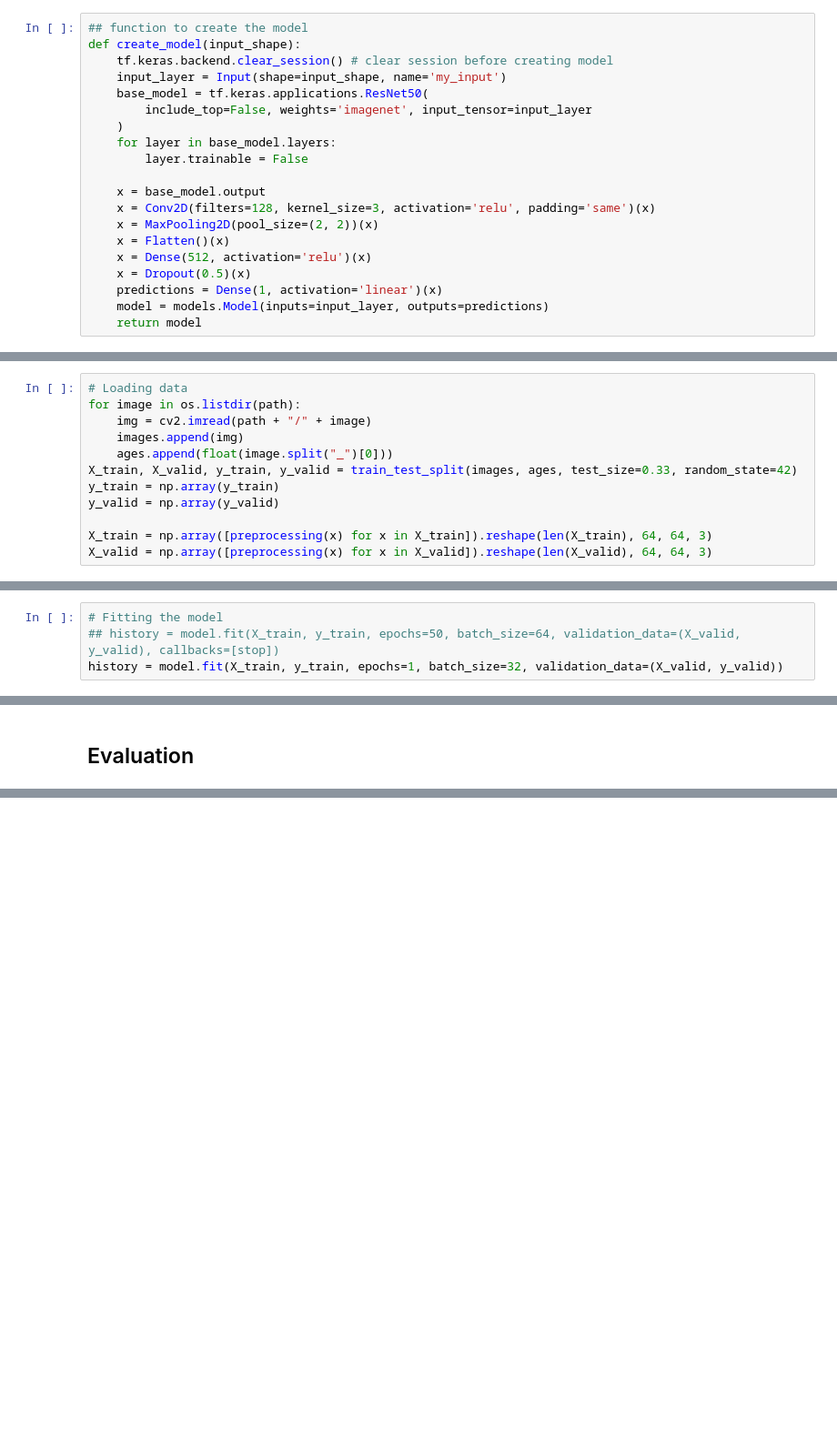
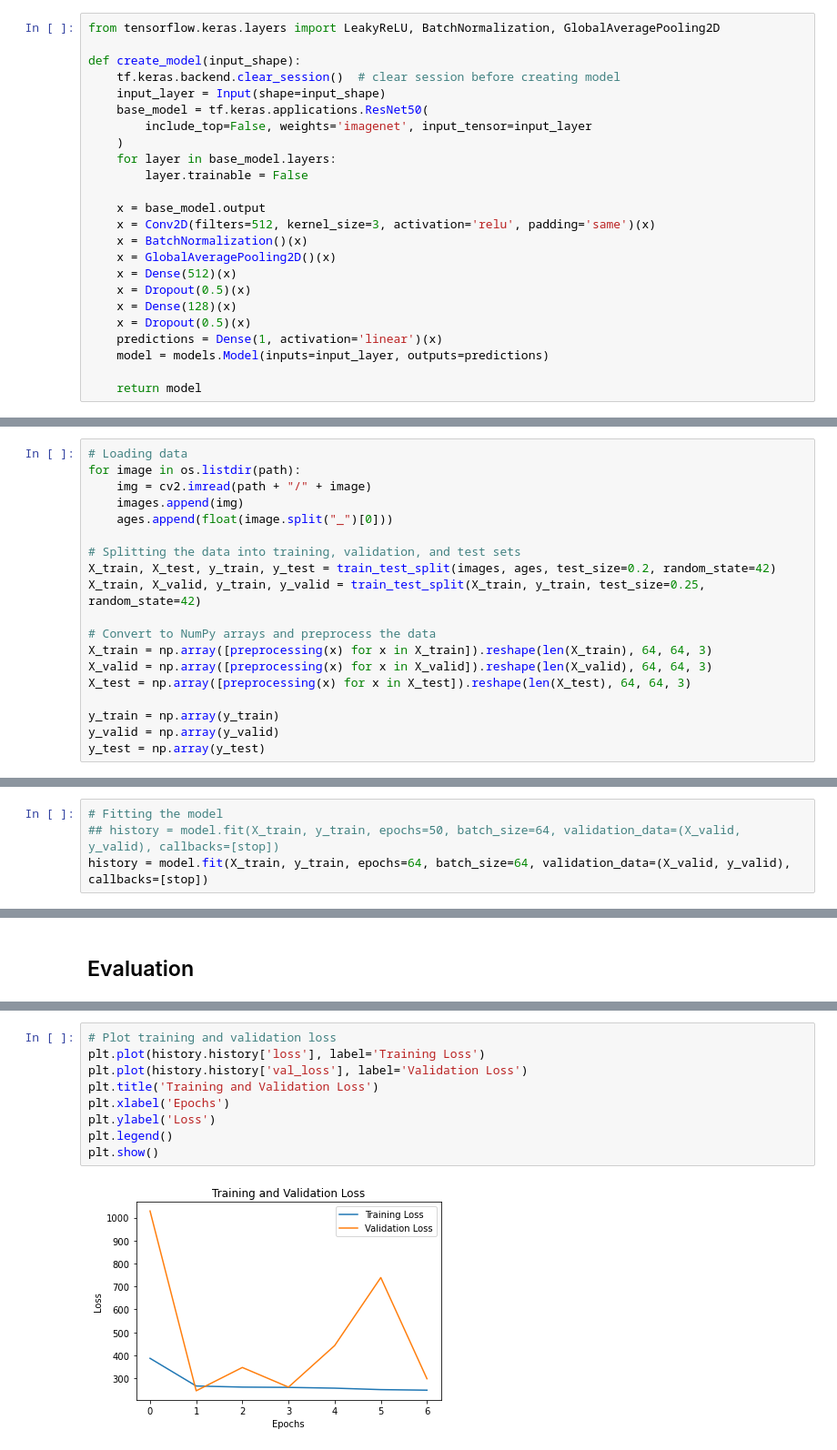
Before and after one commit to salveendutt/Age-Recognition-App, a Jupyter notebook: Age Recognition/Models/resnet_model_age_recognition.ipynb, the cells around one changed output, grey strips where cells are left out. Shown: that part at 91% size. Cells and saved outputs as stored; diff of their text form; blank space fills up the shorter version.

Commit message:
Retraining resnet age model to give much better results for old people, adding evaluation

```diff
--- a/Age Recognition/Models/resnet_model_age_recognition.ipynb
+++ b/Age Recognition/Models/resnet_model_age_recognition.ipynb
@@ -26,10 +27,11 @@ def preprocessing(given_img):
     given_img = cv2.resize(given_img, (64, 64))  # resizing it.
     return given_img
 # %%
-## function to create the model
+from tensorflow.keras.layers import LeakyReLU, BatchNormalization, GlobalAveragePooling2D
+
 def create_model(input_shape):
-    tf.keras.backend.clear_session() # clear session before creating model
-    input_layer = Input(shape=input_shape, name='my_input')
+    tf.keras.backend.clear_session()  # clear session before creating model
+    input_layer = Input(shape=input_shape)
     base_model = tf.keras.applications.ResNet50(
         include_top=False, weights='imagenet', input_tensor=input_layer
     )
@@ -37,13 +39,16 @@ def create_model(input_shape):
         layer.trainable = False
 
     x = base_model.output
-    x = Conv2D(filters=128, kernel_size=3, activation='relu', padding='same')(x)
-    x = MaxPooling2D(pool_size=(2, 2))(x)
-    x = Flatten()(x)
-    x = Dense(512, activation='relu')(x)
+    x = Conv2D(filters=512, kernel_size=3, activation='relu', padding='same')(x)
+    x = BatchNormalization()(x)
+    x = GlobalAveragePooling2D()(x)
+    x = Dense(512)(x)
+    x = Dropout(0.5)(x)
+    x = Dense(128)(x)
     x = Dropout(0.5)(x)
     predictions = Dense(1, activation='linear')(x)
     model = models.Model(inputs=input_layer, outputs=predictions)
+
     return model
 # %% [markdown]
 ## Training the model
@@ -53,9 +58,16 @@ for image in os.listdir(path):
     img = cv2.imread(path + "/" + image)
     images.append(img)
     ages.append(float(image.split("_")[0]))
-X_train, X_valid, y_train, y_valid = train_test_split(images, ages, test_size=0.33, random_state=42)
+
+# Splitting the data into training, validation, and test sets
+X_train, X_test, y_train, y_test = train_test_split(images, ages, test_size=0.2, random_state=42)
+X_train, X_valid, y_train, y_valid = train_test_split(X_train, y_train, test_size=0.25, random_state=42)
+
+# Convert to NumPy arrays and preprocess the data
+X_train = np.array([preprocessing(x) for x in X_train]).reshape(len(X_train), 64, 64, 3)
+X_valid = np.array([preprocessing(x) for x in X_valid]).reshape(len(X_valid), 64, 64, 3)
+X_test = np.array([preprocessing(x) for x in X_test]).reshape(len(X_test), 64, 64, 3)
+
 y_train = np.array(y_train)
 y_valid = np.array(y_valid)
-
-X_train = np.array([preprocessing(x) for x in X_train]).reshape(len(X_train), 64, 64, 3)
-X_valid = np.array([preprocessing(x) for x in X_valid]).reshape(len(X_valid), 64, 64, 3)
+y_test = np.array(y_test)
@@ -74,5 +84,5 @@ tf.config.experimental.list_physical_devices('GPU')
 # %%
 # Fitting the model
 ## history = model.fit(X_train, y_train, epochs=50, batch_size=64, validation_data=(X_valid, y_valid), callbacks=[stop])
-history = model.fit(X_train, y_train, epochs=1, batch_size=32, validation_data=(X_valid, y_valid))
+history = model.fit(X_train, y_train, epochs=64, batch_size=64, validation_data=(X_valid, y_valid), callbacks=[stop])
 # %% [output]
@@ -175,0 +140,11 @@ predicted_age
+# %%
+# Plot training and validation loss
+plt.plot(history.history['loss'], label='Training Loss')
+plt.plot(history.history['val_loss'], label='Validation Loss')
+plt.title('Training and Validation Loss')
+plt.xlabel('Epochs')
+plt.ylabel('Loss')
+plt.legend()
+plt.show()
+# %% [output]
+[figure, added]
```
Also changed, not shown: parts of 20 cells of this notebook, 2 other files.
